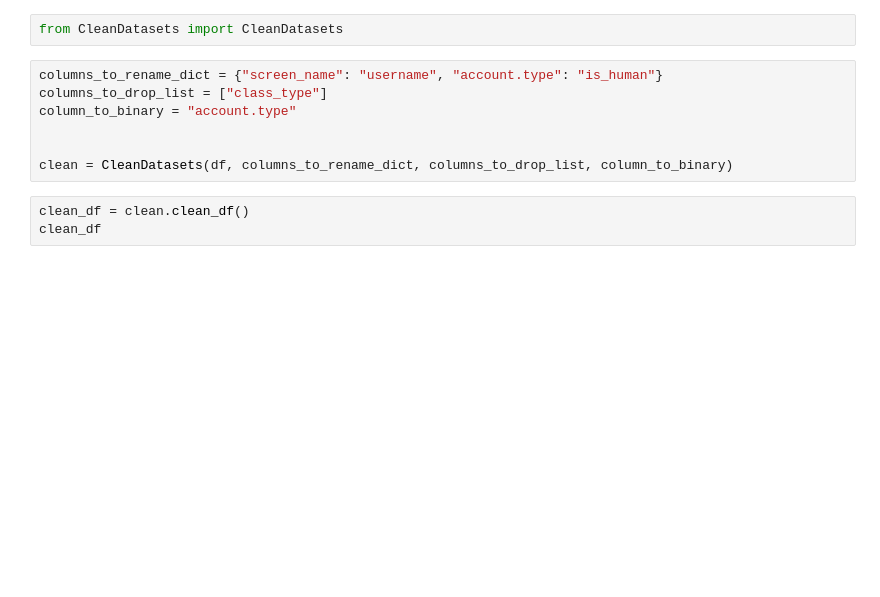
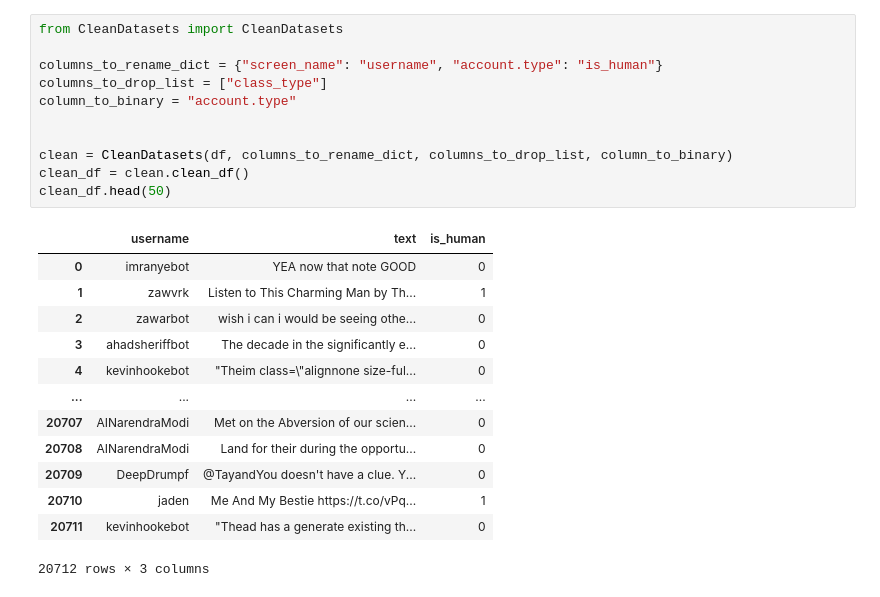
Before and after one commit to hannahishimwe/FakeProfileDetection, a Jupyter notebook: dev/clean_data.ipynb, the cells around one changed output. Saved outputs shown, nothing was run; the diff lists cells and outputs as text; blank space fills up the shorter version.

```diff
--- a/dev/clean_data.ipynb
+++ b/dev/clean_data.ipynb
@@ -17,12 +46,25 @@ df.isna().sum()
-# %%
-from CleanDatasets import CleanDatasets
 # %%
+from CleanDatasets import CleanDatasets
+
 columns_to_rename_dict = {"screen_name": "username", "account.type": "is_human"}
 columns_to_drop_list = ["class_type"]
 column_to_binary = "account.type"
 
 
 clean = CleanDatasets(df, columns_to_rename_dict, columns_to_drop_list, column_to_binary)
+clean_df = clean.clean_df()
+clean_df.head(50)
+# %% [output]
+|  | username | text | is_human |
+| 0 | imranyebot | YEA now that note GOOD | 0 |
+| 1 | zawvrk | Listen to This Charming Man by Th... | 1 |
+| 2 | zawarbot | wish i can i would be seeing othe... | 0 |
+| 3 | ahadsheriffbot | The decade in the significantly e... | 0 |
+| 4 | kevinhookebot | "Theim class=\"alignnone size-ful... | 0 |
+| ... | ... | ... | ... |
+| 20707 | AINarendraModi | Met on the Abversion of our scien... | 0 |
+| 20708 | AINarendraModi | Land for their during the opportu... | 0 |
+| 20709 | DeepDrumpf | @TayandYou doesn't have a clue. Y... | 0 |
+| 20710 | jaden | Me And My Bestie https://t.co/vPq... | 1 |
+| 20711 | kevinhookebot | "Thead has a generate existing th... | 0 |
+20712 rows × 3 columns
-# %%
-clean_df = clean.clean_df()
-clean_df
```
Also changed, not shown: parts of 7 cells of this notebook, 1 other file.
